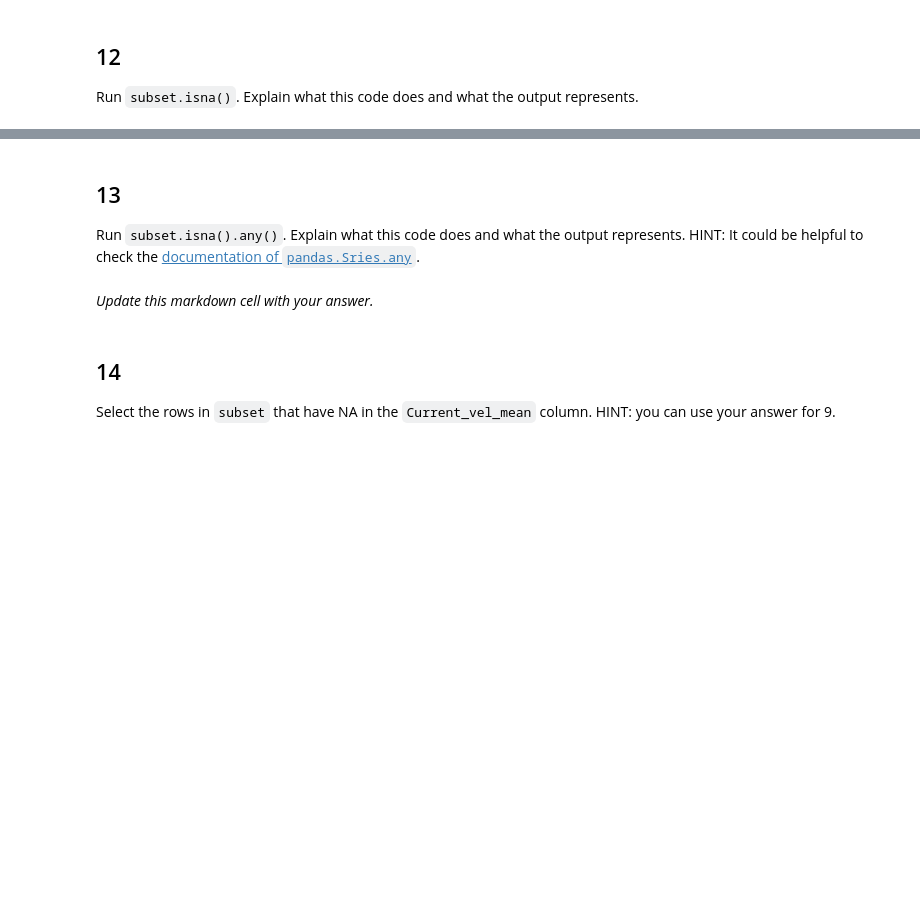
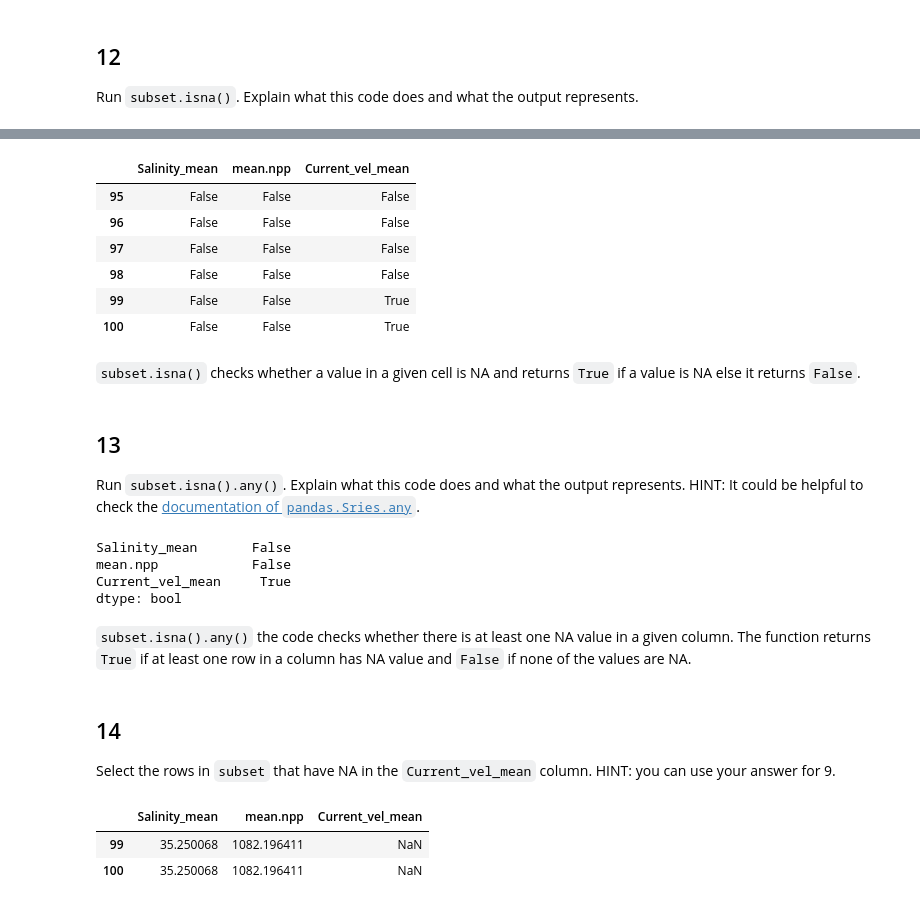
Before and after one commit to oksanaprotsukha/eds220-hwk-1, a Jupyter notebook: hwk1-task3.ipynb, the cells around one changed output, grey strips where cells are left out. Drawn from its saved outputs; the diff is of its cells as text; code cells hidden in the pictures; blank space fills up the shorter version.

```diff
--- a/hwk1-task3.ipynb
+++ b/hwk1-task3.ipynb
@@ -254,8 +262,27 @@ Run `subset.isna()`. Explain what this code does and what the output represents.
+# %%
+subset.isna()
+# %% [output]
+|  | Salinity_mean | mean.npp | Current_vel_mean |
+| 95 | False | False | False |
+| 96 | False | False | False |
+| 97 | False | False | False |
+| 98 | False | False | False |
+| 99 | False | False | True |
+| 100 | False | False | True |
+# %% [markdown]
+`subset.isna()` checks whether a value in a given cell is NA and returns `True` if a value is NA else it returns `False`.
 # %% [markdown]
 ## 13
 Run `subset.isna().any()`. Explain what this code does and what the output represents. HINT: It could be helpful to check the [documentation of `pandas.Sries.any`](https://pandas.pydata.org/docs/reference/api/pandas.Series.any.html).
-# %% [markdown]
-*Update this markdown cell with your answer.*
+# %%
+subset.isna().any()
+# %% [output]
+Salinity_mean       False
+mean.npp            False
+Current_vel_mean     True
+dtype: bool
+# %% [markdown]
+`subset.isna().any()` the code checks whether there is at least one NA value in a given column. The function returns `True` if at least one row in a column has NA value and `False` if none of the values are NA.
 # %% [markdown]
 ## 14
 
@@ -264,0 +290,7 @@ Select the rows in `subset` that have NA in the `Current_vel_mean` column. HINT:
+# %%
+# Select the rows in subset that have NA in the Current_vel_mean column
+subset[subset.Current_vel_mean.isna() == True]
+# %% [output]
+|  | Salinity_mean | mean.npp | Current_vel_mean |
+| 99 | 35.250068 | 1082.196411 | NaN |
+| 100 | 35.250068 | 1082.196411 | NaN |
```
Also changed, not shown: parts of 4 cells of this notebook.
